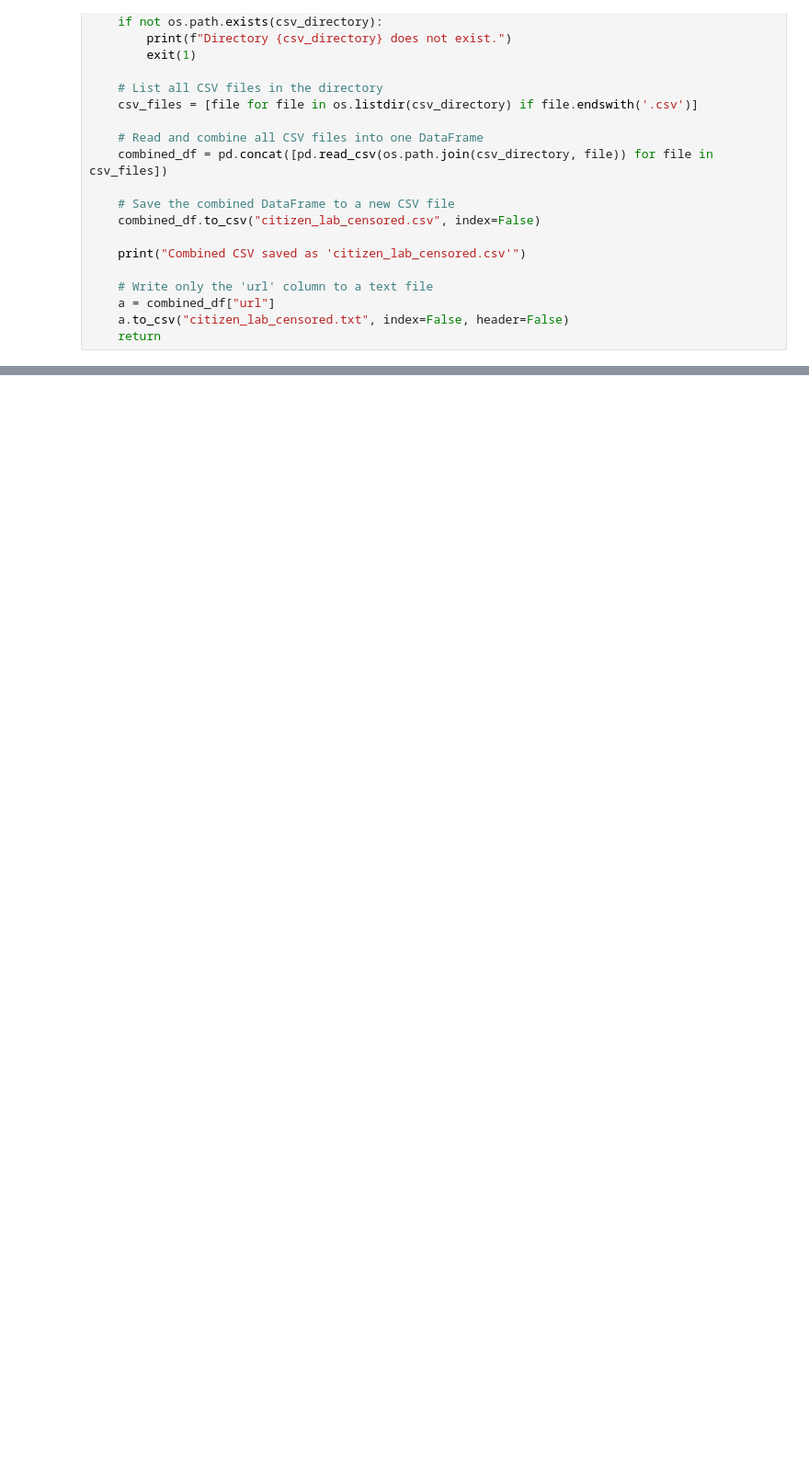
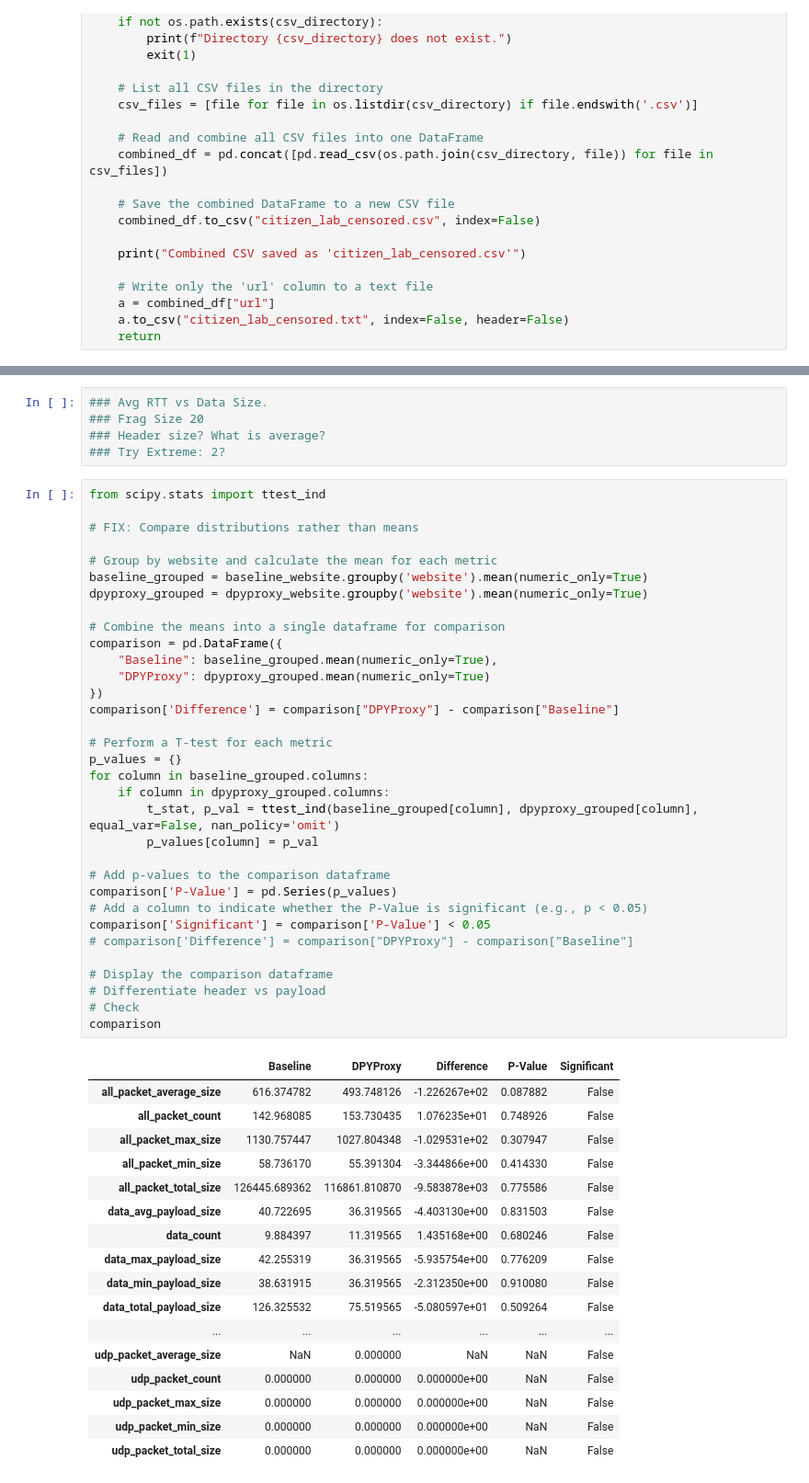
Before and after one commit to meganrichards3/DPYProxy_Networks, a Jupyter notebook: process_results.ipynb, the cells around one changed output, grey strips where cells are left out. Shown: that part at 92% size. Cells and saved outputs as stored; diff of their text form; blank space fills up the shorter version.

```diff
--- a/process_results.ipynb
+++ b/process_results.ipynb
@@ -116,0 +133,56 @@ comparison
+# %%
+### Avg RTT vs Data Size.
+### Frag Size 20
+### Header size? What is average?
+### Try Extreme: 2?
+# %%
+from scipy.stats import ttest_ind
+
+# FIX: Compare distributions rather than means
+
+# Group by website and calculate the mean for each metric
+baseline_grouped = baseline_website.groupby('website').mean(numeric_only=True)
+dpyproxy_grouped = dpyproxy_website.groupby('website').mean(numeric_only=True)
+
+# Combine the means into a single dataframe for comparison
+comparison = pd.DataFrame({
+    "Baseline": baseline_grouped.mean(numeric_only=True),
+    "DPYProxy": dpyproxy_grouped.mean(numeric_only=True)
+})
+comparison['Difference'] = comparison["DPYProxy"] - comparison["Baseline"]
+
+# Perform a T-test for each metric
+p_values = {}
+for column in baseline_grouped.columns:
+    if column in dpyproxy_grouped.columns:
+        t_stat, p_val = ttest_ind(baseline_grouped[column], dpyproxy_grouped[column], equal_var=False, nan_policy='omit')
+        p_values[column] = p_val
+
+# Add p-values to the comparison dataframe
+comparison['P-Value'] = pd.Series(p_values)
+# Add a column to indicate whether the P-Value is significant (e.g., p < 0.05)
+comparison['Significant'] = comparison['P-Value'] < 0.05
+# comparison['Difference'] = comparison["DPYProxy"] - comparison["Baseline"]
+
+# Display the comparison dataframe
+# Differentiate header vs payload
+# Check
+comparison
+# %% [output]
+|  | Baseline | DPYProxy | Difference | P-Value | Significant |
+| all_packet_average_size | 616.374782 | 493.748126 | -1.226267e+02 | 0.087882 | False |
+| all_packet_count | 142.968085 | 153.730435 | 1.076235e+01 | 0.748926 | False |
+| all_packet_max_size | 1130.757447 | 1027.804348 | -1.029531e+02 | 0.307947 | False |
+| all_packet_min_size | 58.736170 | 55.391304 | -3.344866e+00 | 0.414330 | False |
+| all_packet_total_size | 126445.689362 | 116861.810870 | -9.583878e+03 | 0.775586 | False |
+| data_avg_payload_size | 40.722695 | 36.319565 | -4.403130e+00 | 0.831503 | False |
+| data_count | 9.884397 | 11.319565 | 1.435168e+00 | 0.680246 | False |
+| data_max_payload_size | 42.255319 | 36.319565 | -5.935754e+00 | 0.776209 | False |
+| data_min_payload_size | 38.631915 | 36.319565 | -2.312350e+00 | 0.910080 | False |
+| data_total_payload_size | 126.325532 | 75.519565 | -5.080597e+01 | 0.509264 | False |
+| ... | ... | ... | ... | ... | ... |
+| udp_packet_average_size | NaN | 0.000000 | NaN | NaN | False |
+| udp_packet_count | 0.000000 | 0.000000 | 0.000000e+00 | NaN | False |
+| udp_packet_max_size | 0.000000 | 0.000000 | 0.000000e+00 | NaN | False |
+| udp_packet_min_size | 0.000000 | 0.000000 | 0.000000e+00 | NaN | False |
+| udp_packet_total_size | 0.000000 | 0.000000 | 0.000000e+00 | NaN | False |
```
Also changed, not shown: parts of 5 cells of this notebook, 2 other files.
